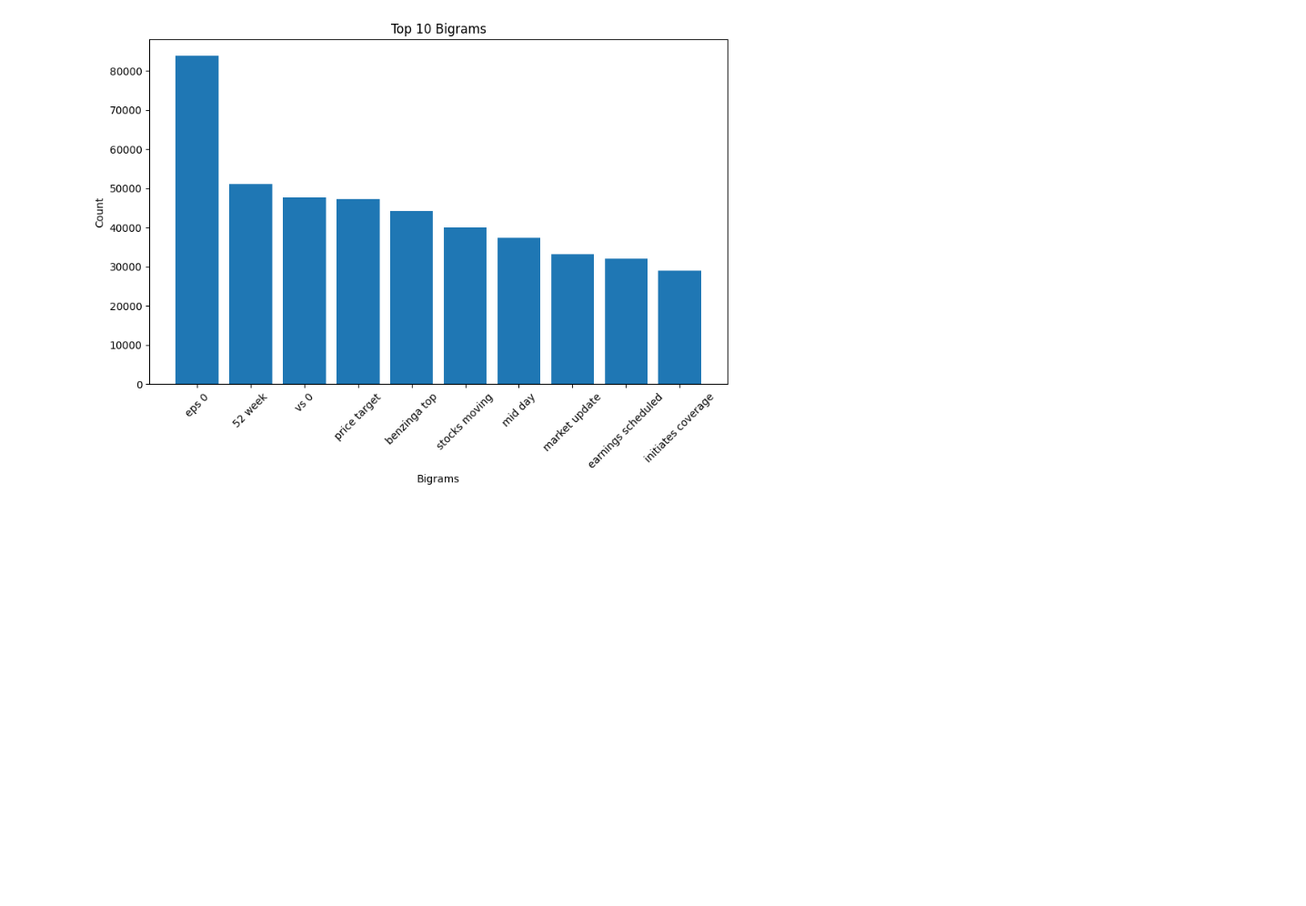
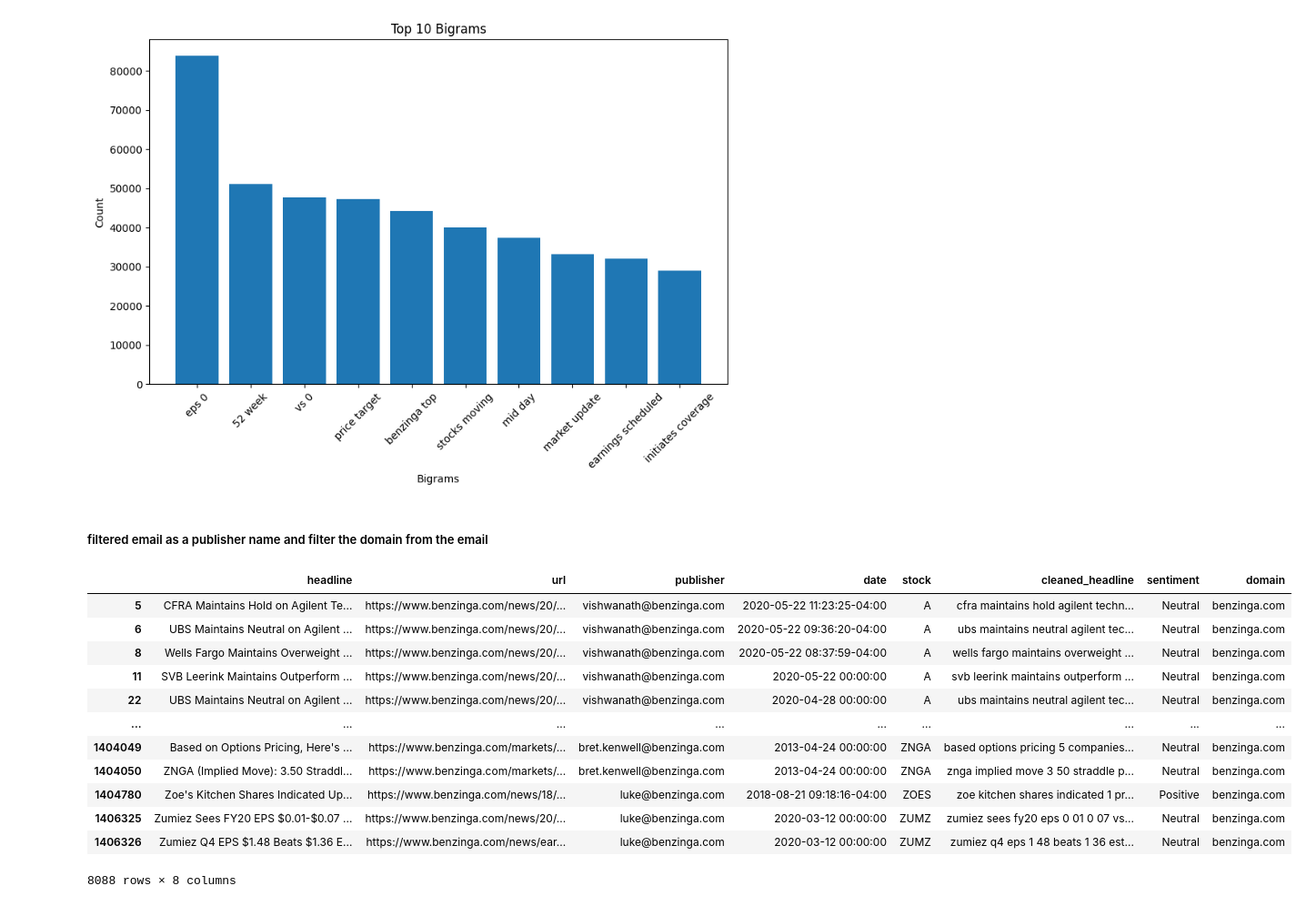
Before and after one commit to Marta233/Financial_News_and_Stock_Price_Analysis-, a Jupyter notebook: notebooks/text_analysis.ipynb, the cells around one changed output. Shown at 91% size. Cells and saved outputs as stored; diff of their text form; code cells hidden in the pictures; blank space fills up the shorter version.

Commit message:
sentiment analysis

```diff
--- a/notebooks/text_analysis.ipynb
+++ b/notebooks/text_analysis.ipynb
@@ -88,3 +88,21 @@ result.plot_keyword_extraction(wor,big)
 # %% [output]
 [figure]
 [figure]
+# %% [markdown]
+##### filtered email as a publisher name and filter the domain from the email
+# %%
+result.filter_publishers_with_email()
+# %% [output]
+|  | headline | url | publisher | date | stock | cleaned_headline | sentiment | domain |
+| 5 | CFRA Maintains Hold on Agilent Te... | https://www.benzinga.com/news/20/... | vishwanath@benzinga.com | 2020-05-22 11:23:25-04:00 | A | cfra maintains hold agilent techn... | Neutral | benzinga.com |
+| 6 | UBS Maintains Neutral on Agilent ... | https://www.benzinga.com/news/20/... | vishwanath@benzinga.com | 2020-05-22 09:36:20-04:00 | A | ubs maintains neutral agilent tec... | Neutral | benzinga.com |
+| 8 | Wells Fargo Maintains Overweight ... | https://www.benzinga.com/news/20/... | vishwanath@benzinga.com | 2020-05-22 08:37:59-04:00 | A | wells fargo maintains overweight ... | Neutral | benzinga.com |
+| 11 | SVB Leerink Maintains Outperform ... | https://www.benzinga.com/news/20/... | vishwanath@benzinga.com | 2020-05-22 00:00:00 | A | svb leerink maintains outperform ... | Neutral | benzinga.com |
+| 22 | UBS Maintains Neutral on Agilent ... | https://www.benzinga.com/news/20/... | vishwanath@benzinga.com | 2020-04-28 00:00:00 | A | ubs maintains neutral agilent tec... | Neutral | benzinga.com |
+| ... | ... | ... | ... | ... | ... | ... | ... | ... |
+| 1404049 | Based on Options Pricing, Here's ... | https://www.benzinga.com/markets/... | bret.kenwell@benzinga.com | 2013-04-24 00:00:00 | ZNGA | based options pricing 5 companies... | Neutral | benzinga.com |
+| 1404050 | ZNGA (Implied Move): 3.50 Straddl... | https://www.benzinga.com/markets/... | bret.kenwell@benzinga.com | 2013-04-24 00:00:00 | ZNGA | znga implied move 3 50 straddle p... | Neutral | benzinga.com |
+| 1404780 | Zoe's Kitchen Shares Indicated Up... | https://www.benzinga.com/news/18/... | luke@benzinga.com | 2018-08-21 09:18:16-04:00 | ZOES | zoe kitchen shares indicated 1 pr... | Positive | benzinga.com |
+| 1406325 | Zumiez Sees FY20 EPS $0.01-$0.07 ... | https://www.benzinga.com/news/20/... | luke@benzinga.com | 2020-03-12 00:00:00 | ZUMZ | zumiez sees fy20 eps 0 01 0 07 vs... | Neutral | benzinga.com |
+| 1406326 | Zumiez Q4 EPS $1.48 Beats $1.36 E... | https://www.benzinga.com/news/ear... | luke@benzinga.com | 2020-03-12 00:00:00 | ZUMZ | zumiez q4 eps 1 48 beats 1 36 est... | Neutral | benzinga.com |
+8088 rows × 8 columns
```
Also changed, not shown: parts of 4 cells of this notebook, 5 other files.
